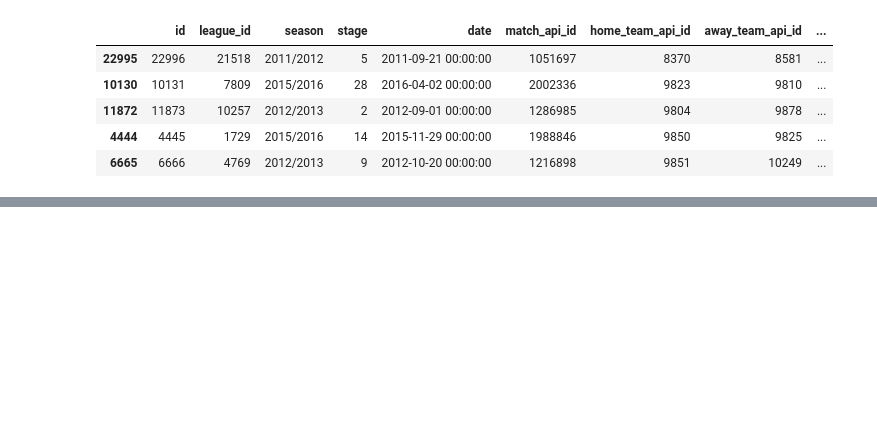
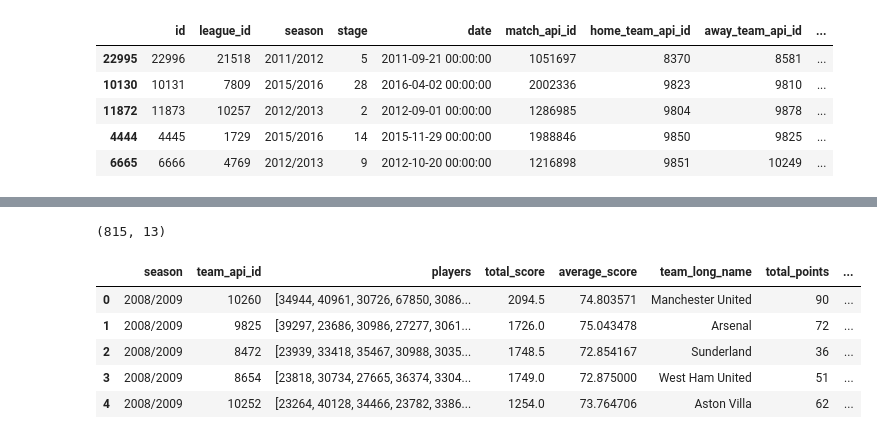
Before and after one commit to aalshabaan/com_480_football, a Jupyter notebook: team_statistics.ipynb, the cells around one changed output, grey strips where cells are left out. Drawn from its saved outputs; the diff is of its cells as text; code cells hidden in the pictures; blank space fills up the shorter version.

```diff
--- a/team_statistics.ipynb
+++ b/team_statistics.ipynb
@@ -5,9 +5,7 @@ import numpy as np
 # %%
 # Loading Data FROM Team', db)
 #team_attributes = pd.read_sql_query('SELECT * FROM Team_Attributes', db)
-'''league_season_winners= pd.read_sql_query("""
-select league_id, season,team_api_id, team_long_name, max(wins) as wins
-from
+
 db = sqlite3.connect('../data/database.sqlite')
 #country = pd.read_sql_query('SELECT * FROM Country', db)
 #league = pd.read_sql_query('SELECT * FROM League', db)
@@ -15,12 +13,16 @@ match = pd.read_sql_query('SELECT * FROM Match', db)
 player = pd.read_sql_query('SELECT * FROM Player', db)
 player_attributes = pd.read_sql_query('SELECT * FROM Player_Attributes', db)
 player_attributes['date'] = pd.to_datetime(player_attributes.date)
-team = pd.read_sql_query('SELECT *
-	(SELECT league_id, season,team_api_id, team_long_name, count(*) as wins
-	FROM Match, Team
-	WHERE (home_team_api_id==team_api_id AND home_team_goal > away_team_goal) OR (away_team_api_id == team_api_id AND home_team_goal < away_team_goal)
-	GROUP By league_id, season,team_api_id, team_long_name)
-where wins>10
-GROUP by league_id, season;
- """, db)'''
+team = pd.read_sql_query('SELECT * FROM Team', db)
+league_season_winners= pd.read_sql_query("""
+    select league_id, season,team_api_id, team_long_name, max(wins) as wins
+    from
+    (SELECT league_id, season,team_api_id, team_long_name, count(*) as wins
+    FROM Match, Team
+    WHERE (home_team_api_id==team_api_id AND home_team_goal > away_team_goal) OR (away_team_api_id == team_api_id AND home_team_goal < away_team_goal)
+    GROUP By league_id, season,team_api_id, team_long_name)
+    where wins>10",
+    GROUP by league_id, season;",
+    """, db)
+
 db.close()
@@ -245,0 +304,23 @@ final_df.to_csv('final_df.csv')
+# %%
+all = []
+for season, df in final_df.groupby('season'):
+    temp = points_by_season[points_by_season.season == season]
+    partial = final_df.loc[final_df.season == season].merge(temp[['team', 'perc_points']], left_on='team_long_name', right_on='team')
+    all.append(partial)
+# %%
+base = all[0]
+for i in range(1, len(all)):
+    base = base.append(all[i])
+
+base.shape
+# %% [output]
+(815, 13)
+# %%
+base.head()
+# %% [output]
+|  | season | team_api_id | players | total_score | average_score | team_long_name | total_points | ... |
+| 0 | 2008/2009 | 10260 | [34944, 40961, 30726, 67850, 3086... | 2094.5 | 74.803571 | Manchester United | 90 | ... |
+| 1 | 2008/2009 | 9825 | [39297, 23686, 30986, 27277, 3061... | 1726.0 | 75.043478 | Arsenal | 72 | ... |
+| 2 | 2008/2009 | 8472 | [23939, 33418, 35467, 30988, 3035... | 1748.5 | 72.854167 | Sunderland | 36 | ... |
+| 3 | 2008/2009 | 8654 | [23818, 30734, 27665, 36374, 3304... | 1749.0 | 72.875000 | West Ham United | 51 | ... |
+| 4 | 2008/2009 | 10252 | [23264, 40128, 34466, 23782, 3386... | 1254.0 | 73.764706 | Aston Villa | 62 | ... |
```
Also changed, not shown: parts of 6 cells of this notebook, 1 other file.
